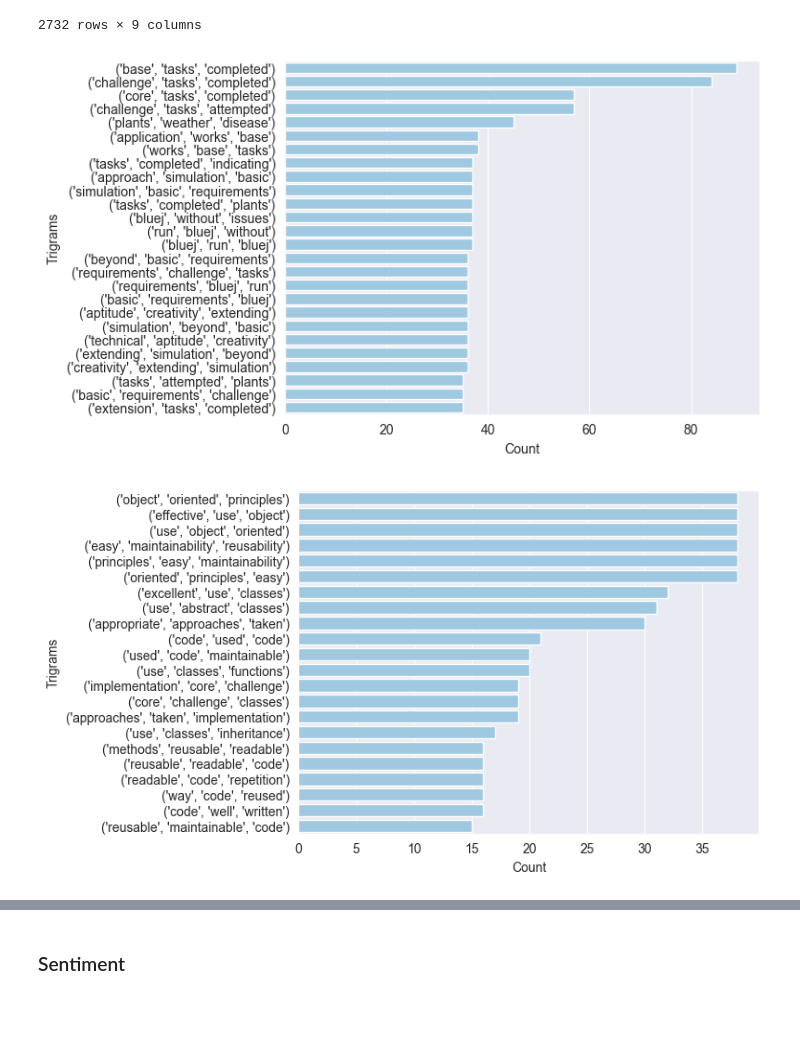
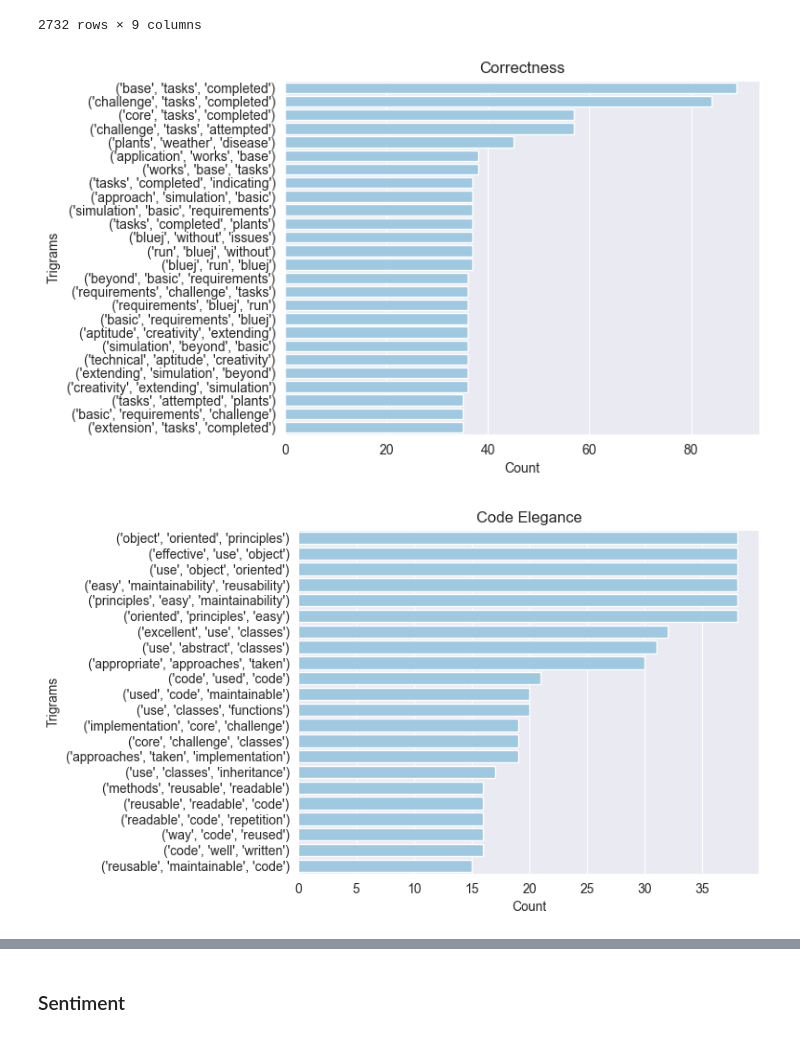
Before and after one commit to m-messer/Consistency_In_Grading_Analysis, a Jupyter notebook: feedback_analysis.ipynb, the cells around one changed output, grey strips where cells are left out. Cells and saved outputs as stored; diff of their text form; code cells hidden in the pictures; blank space fills up the shorter version.

Commit message:
PHD-359 Changed plots to be ready for paper

```diff
--- a/feedback_analysis.ipynb
+++ b/feedback_analysis.ipynb
@@ -151,19 +151,19 @@ nlp_df
 # %%
 expl_df = nlp_df[nlp_df['skill'] == 'Correctness']['trigrams'].explode().value_counts().reset_index()
 expl_df['trigrams'] = expl_df['trigrams'].astype(str)
 g = sns.barplot(expl_df[expl_df['count'] >= 35], y='trigrams', x='count', color=blue)
-g.set(xlabel='Count', ylabel='Trigrams')
+g.set(xlabel='Count', ylabel='Trigrams', title='Correctness')
 g.get_figure().savefig('plots/correctness_trigrams.pdf', bbox_inches='tight')
 # %% [output]
-[figure, old version]
+[figure, new version]
 # %%
 expl_df = nlp_df[nlp_df['skill'] == 'Code Elegance']['trigrams'].explode().value_counts().reset_index()
 expl_df['trigrams'] = expl_df['trigrams'].astype(str)
 g = sns.barplot(expl_df[expl_df['count'] >= 15], y='trigrams', x='count', color=blue)
-g.set(xlabel='Count', ylabel='Trigrams')
+g.set(xlabel='Count', ylabel='Trigrams', title='Code Elegance')
 g.get_figure().savefig('plots/code_elegance_trigrams.pdf', bbox_inches='tight')
 # %% [output]
-[figure, old version]
+[figure, new version]
 # %%
 expl_df = nlp_df[nlp_df['skill'] == 'Readability']['trigrams'].explode().value_counts().reset_index()
 expl_df['trigrams'] = expl_df['trigrams'].astype(str)
```
Also changed, not shown: parts of 2 cells of this notebook.
